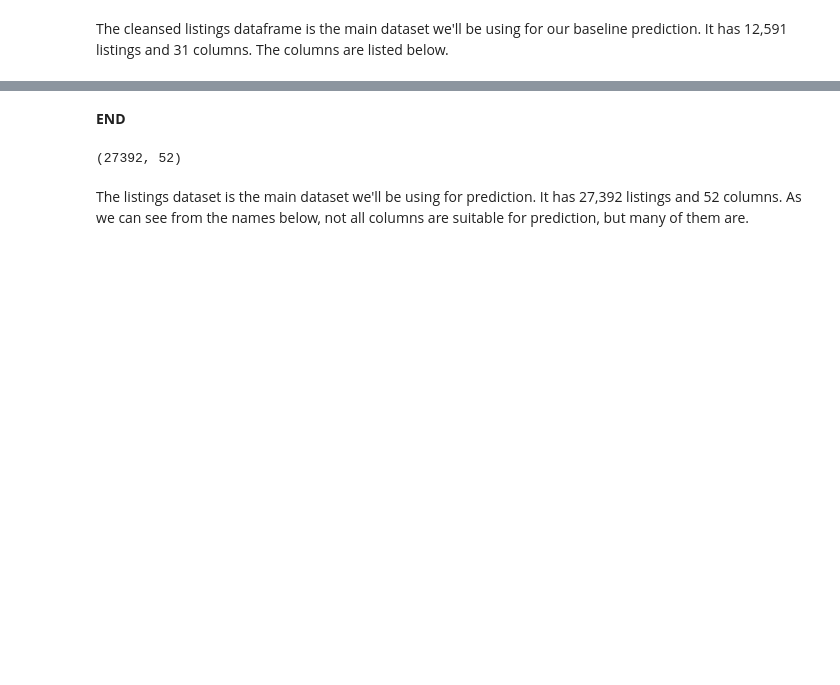
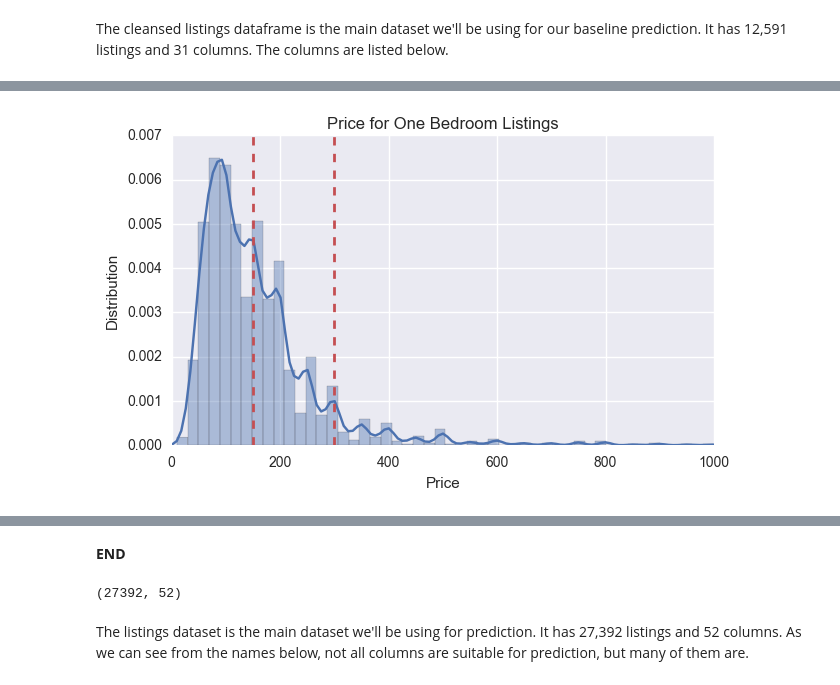
Before and after one commit to vijay4321/cs109AAirbnbProject, a Jupyter notebook: Camera-Murray-Garg-Thangella_CS109A_Project_Milestone4.ipynb, the cells around one changed output, grey strips where cells are left out. Drawn from its saved outputs; the diff is of its cells as text; code cells hidden in the pictures; blank space fills up the shorter version.

```diff
--- a/Camera-Murray-Garg-Thangella_CS109A_Project_Milestone4.ipynb
+++ b/Camera-Murray-Garg-Thangella_CS109A_Project_Milestone4.ipynb
@@ -62,0 +70,22 @@ Index([u'id', u'name', u'neighborhood', u'property_type', u'room_type',
+# %%
+# set up visualization
+sns.set ( rc = { "figure.figsize" : ( 7, 4 ) } )
+
+# plot the histogram of prices - filtering out the extreme highs
+ax = sns.distplot ( listingsDF [ "price" ] [ listingsDF [ "price" ] < 1000 ] )
+
+# set the labels
+ax.set_title ( "Price for One Bedroom Listings" )
+ax.set_xlabel ( "Price" )
+ax.set_ylabel ( "Distribution" )
+
+ax.set_xlim ( 0, 1000 )
+
+# set our price grouping cutoffs
+plt.axvline ( 150, color = 'r', linestyle = 'dashed', linewidth = 2 )
+plt.axvline ( 300, color = 'r', linestyle = 'dashed', linewidth = 2 )
+
+# display the visualization
+plt.show()
+# %% [output]
+[figure, added]
```
Also changed, not shown: parts of 11 cells of this notebook, 3 other files.
